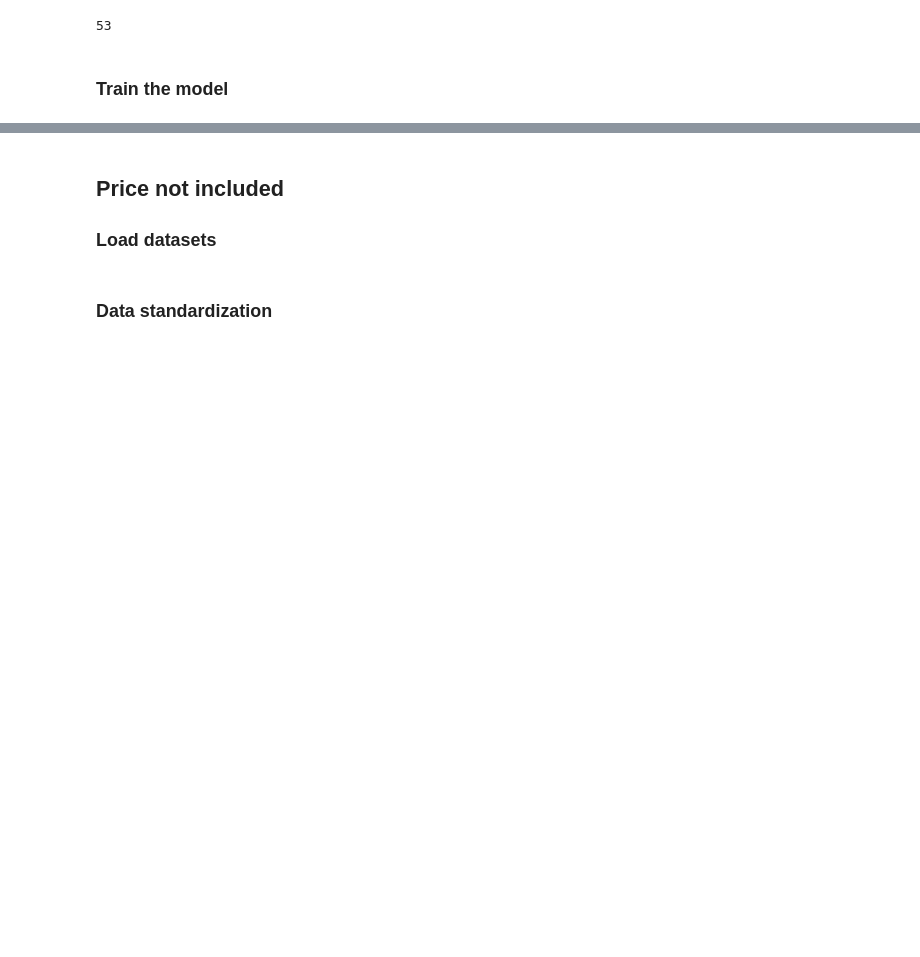
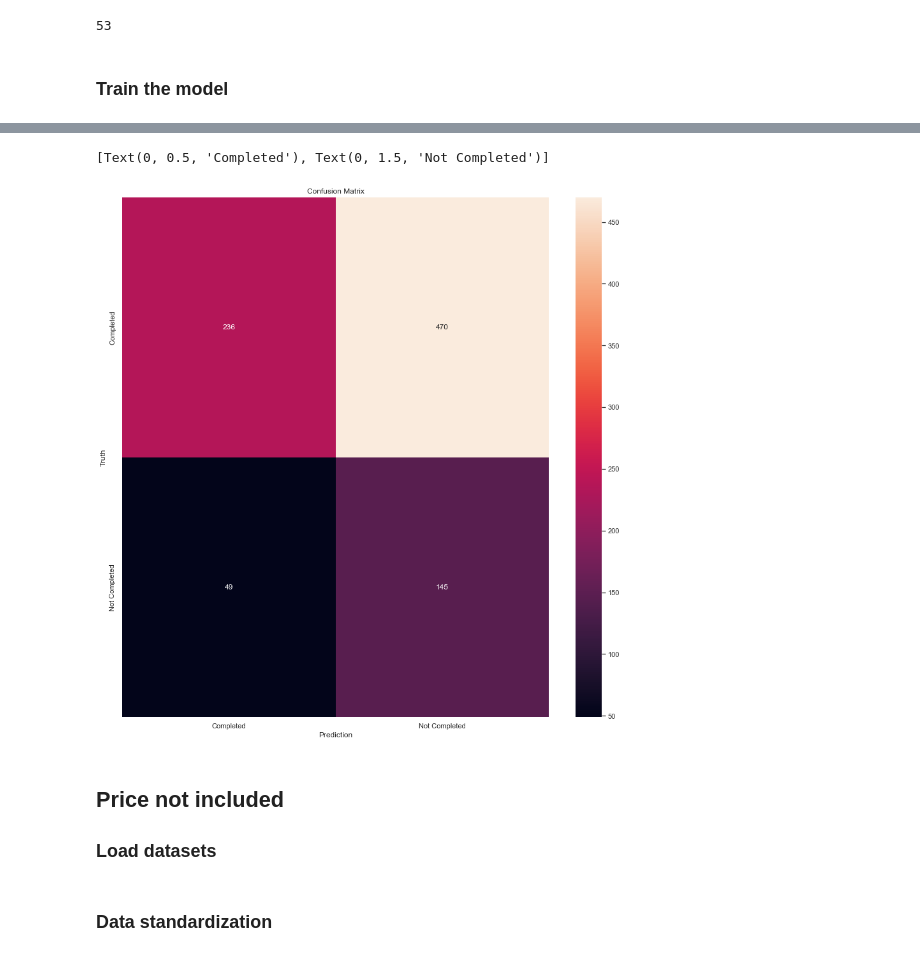
Before and after one commit to luowx0905/Individual-Project, a Jupyter notebook: sell property/build_model/linear_regression_status.ipynb, the cells around one changed output, grey strips where cells are left out. Cells and saved outputs as stored; diff of their text form; code cells hidden in the pictures; blank space fills up the shorter version.

```diff
--- a/sell property/build_model/linear_regression_status.ipynb
+++ b/sell property/build_model/linear_regression_status.ipynb
@@ -249,0 +265,22 @@ KeyboardInterrupt:
+# %%
+filename = "models/linear_regression_status_include_full_fold_3.pth"
+
+model = torch.load(filename, map_location=torch.device("cpu"))
+model.eval()
+completed, labels = [], []
+test_data = StatusDataset(x_test, y_test)
+test_loader = DataLoader(test_data, batch_size=16, shuffle=False, drop_last=False)
+
+for data in test_loader:
+    x, y = data
+    #x = x.to("cpu")
+    #y = y.to("cpu")
+
+    pred_com = model(x)
+    pred_com = torch.where(pred_com > 0.5, 1.0, 0.0)
+    for item in pred_com.tolist():
+        completed.append(item)
+    for item in y.tolist():
+        labels.append(item)
+
+pred = pd.DataFrame({"pred_completed": completed, "Truth": labels})
@@ -250,3 +303,15 @@ KeyboardInterrupt:
+# %%
+cm = confusion_matrix(pred["pred_completed"], pred["Truth"])
+ax = plt.subplot()
+sns.heatmap(cm, annot=True, fmt='g')
+plt.xlabel("Prediction")
+plt.ylabel("Truth")
+plt.title("Confusion Matrix")
+ax.xaxis.set_ticklabels(['Completed', 'Not Completed'])
+ax.yaxis.set_ticklabels(['Completed', 'Not Completed'])
+# %% [output]
+[Text(0, 0.5, 'Completed'), Text(0, 1.5, 'Not Completed')]
+[figure, added]
 # %% [markdown]
 ## Price not included
 ### Load datasets
```
Also changed, not shown: parts of 11 cells of this notebook, 5 other files.
